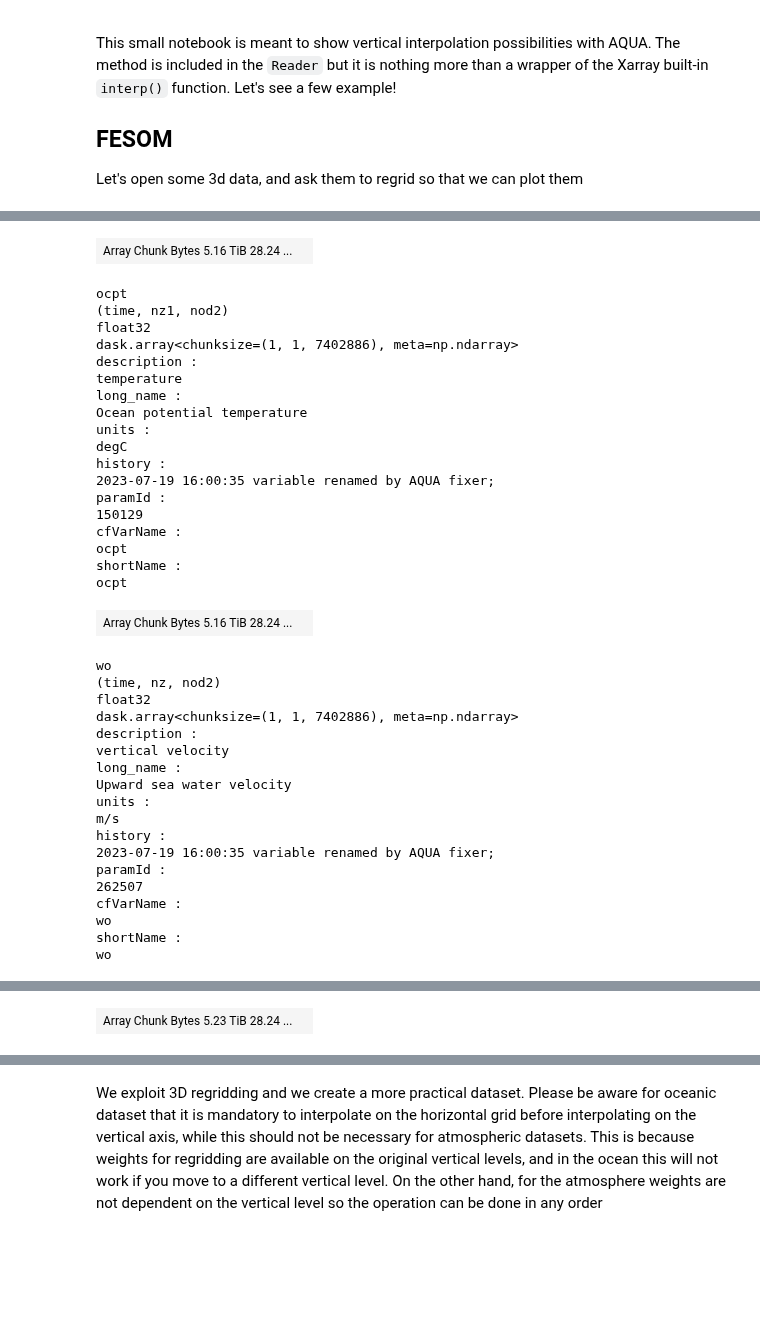
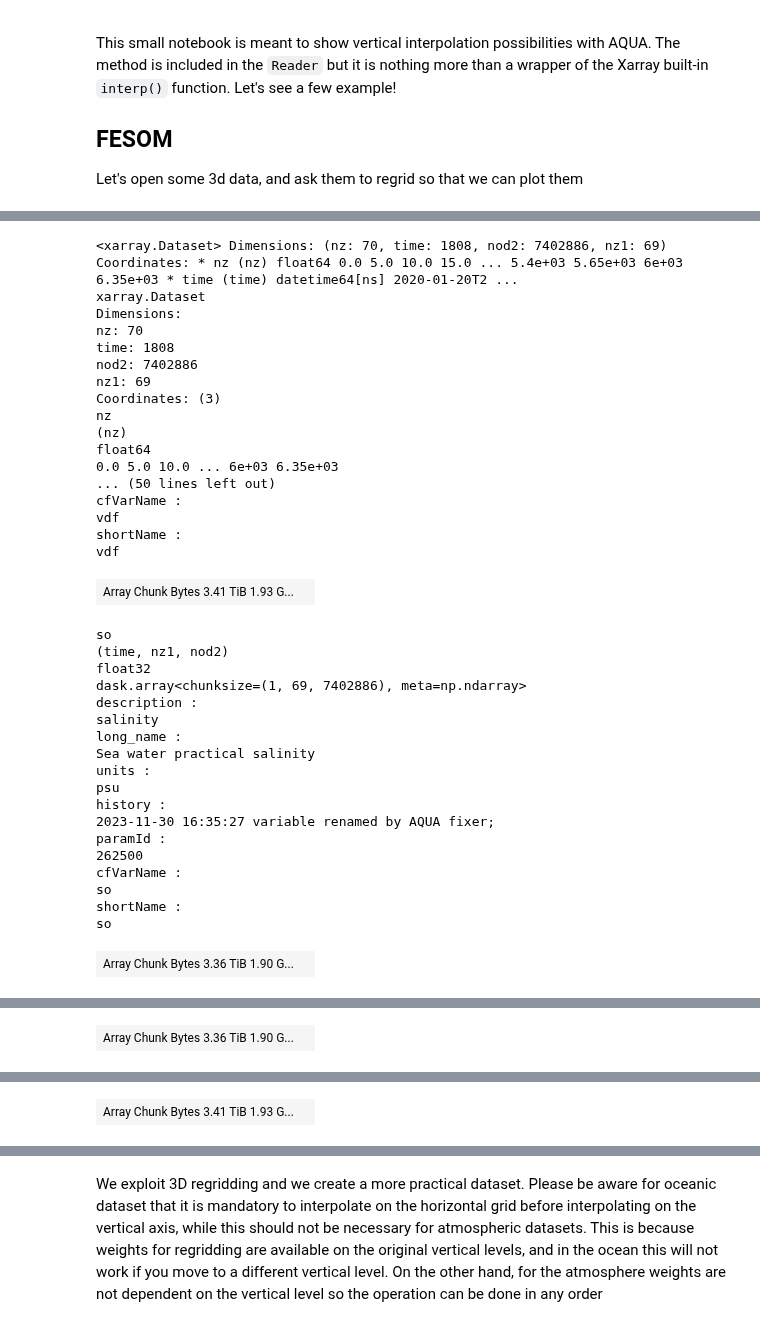
Before and after one commit to Predictia/AQUA, a Jupyter notebook: notebooks/reader/vertinterp.ipynb, the cells around one changed output, grey strips where cells are left out. Cells and saved outputs as stored; diff of their text form; code cells hidden in the pictures; blank space fills up the shorter version.

```diff
--- a/notebooks/reader/vertinterp.ipynb
+++ b/notebooks/reader/vertinterp.ipynb
@@ -9,7 +9,7 @@ Let's see a few example!
 Let's open some 3d data, and ask them to regrid so that we can plot them
 # %%
 from aqua import Reader
-reader = Reader(model="FESOM", exp="tco2559-ng5", source="original_3d", regrid="r100")
+reader = Reader(model="FESOM", exp="tco2559-ng5-cycle3", source="3D_daily_native", regrid="r100")
 data = reader.retrieve()
 data
 # %% [output]
@@ -33,38 +26,37 @@ so
+<xarray.Dataset> Dimensions: (nz: 70, time: 1808, nod2: 7402886, nz1: 69) Coordinates: * nz (nz) float64 0.0 5.0 10.0 15.0 ... 5.4e+03 5.65e+03 6e+03 6.35e+03 * time (time) datetime64[ns] 2020-01-20T2 ...
+xarray.Dataset
+Dimensions:
+nz: 70
+time: 1808
+nod2: 7402886
+nz1: 69
+Coordinates: (3)
+nz
+(nz)
+float64
+0.0 5.0 10.0 ... 6e+03 6.35e+03
+... (50 lines left out)
+cfVarName :
+vdf
+shortName :
+vdf
-| Array Chunk Bytes 5.16 TiB 28.24 ... |  |
+| Array Chunk Bytes 3.41 TiB 1.93 G... |  |
-ocpt
-(time, nz1, nod2)
-float32
-dask.array<chunksize=(1, 1, 7402886), meta=np.ndarray>
-description :
-temperature
-long_name :
-Ocean potential temperature
-units :
-degC
-history :
-2023-07-19 16:00:35 variable renamed by AQUA fixer;
-paramId :
-150129
-cfVarName :
-ocpt
-shortName :
-ocpt
+so
+(time, nz1, nod2)
+float32
+dask.array<chunksize=(1, 69, 7402886), meta=np.ndarray>
+description :
+salinity
+long_name :
+Sea water practical salinity
+units :
+psu
+history :
+2023-11-30 16:35:27 variable renamed by AQUA fixer;
+paramId :
+262500
+cfVarName :
+so
+shortName :
+so
-| Array Chunk Bytes 5.16 TiB 28.24 ... |  |
+| Array Chunk Bytes 3.36 TiB 1.90 G... |  |
-wo
-(time, nz, nod2)
-float32
-dask.array<chunksize=(1, 1, 7402886), meta=np.ndarray>
-description :
-vertical velocity
-long_name :
-Upward sea water velocity
-units :
-m/s
-history :
-2023-07-19 16:00:35 variable renamed by AQUA fixer;
-paramId :
-262507
-cfVarName :
-wo
-shortName :
-wo
@@ -71 +81 @@ wo
-| Array Chunk Bytes 5.23 TiB 28.24 ... |  |
+| Array Chunk Bytes 3.36 TiB 1.90 G... |  |
@@ -88,0 +100 @@ history :
+| Array Chunk Bytes 3.41 TiB 1.93 G... |  |
```
Also changed, not shown: parts of 7 cells of this notebook, 2 other files.
